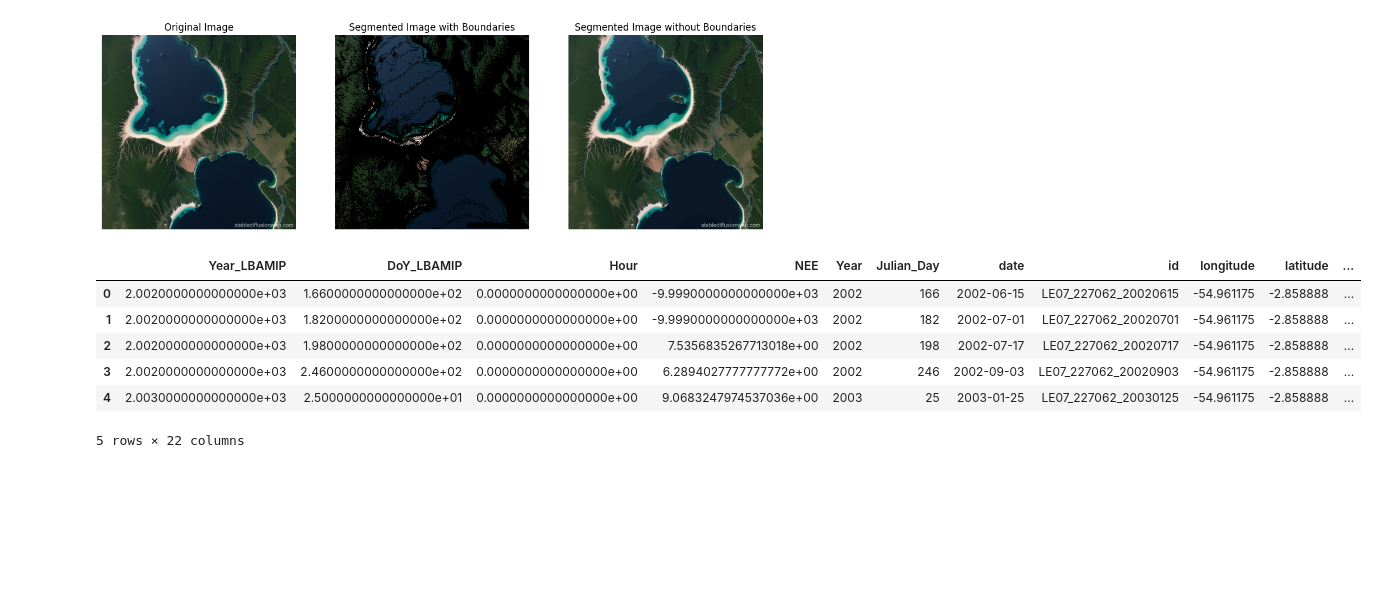
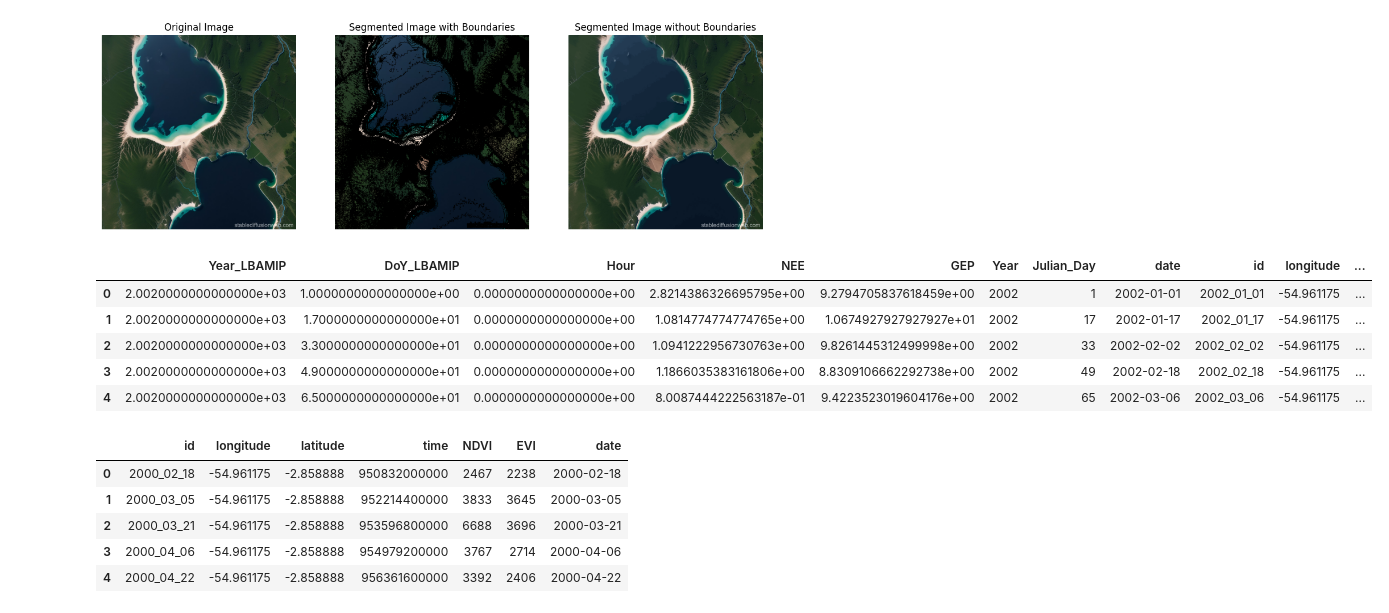
Before and after one commit to Arashi2304/ECTower2Sat, a Jupyter notebook: Code_trial.ipynb, the cells around one changed output. Saved outputs shown, nothing was run; the diff lists cells and outputs as text; code cells hidden in the pictures; blank space fills up the shorter version.

Commit message:
NEE/GEP as simultaneous options in the dataframe

```diff
--- a/Code_trial.ipynb
+++ b/Code_trial.ipynb
@@ -544,8 +544,8 @@ def read_tsv_to_dataframe(file_path, selected_columns=None):
 def combined_data(Towers=['K67', 'K77', 'K83']):
     file_head = 'CD32_Fluxes_Brazil_1842/data/'
     file_tail = 'day_CfluxBF.txt'
-    #selected_columns = ['Year_LBAMIP', 'DoY_LBAMIP', 'Hour_LBAMIP', 'NEEnogap_5day_sco2_ust']
-    selected_columns = ['Year_LBAMIP', 'DoY_LBAMIP', 'Hour_LBAMIP', 'GEP_5day_sco2_ust']
+    selected_columns = ['Year_LBAMIP', 'DoY_LBAMIP', 'Hour_LBAMIP', 'NEEnogap_5day_sco2_ust', 'GEP_5day_sco2_ust']
+    #selected_columns = ['Year_LBAMIP', 'DoY_LBAMIP', 'Hour_LBAMIP', 'GEP_5day_sco2_ust']
     data_dict = {}
     lst = ee.ImageCollection('LANDSAT/LE07/C02/T1_L2')
     i_date = '2000-01-01'
@@ -555,6 +555,9 @@ def combined_data(Towers=['K67', 'K77', 'K83']):
 
     pml = ee.ImageCollection("CAS/IGSNRR/PML/V2_v017")
     pml = pml.select('Ec','Es','Ei').filterDate(i_date, f_date)
+
+    mds = ee.ImageCollection("MODIS/061/MOD13A1")
+    mds = mds.select('NDVI', 'EVI').filterDate(i_date, f_date)
 
     lst_raw = ee.ImageCollection('LANDSAT/LE07/C02/T1')
     lst_raw = lst_raw.select('B1', 'B2', 'B3', 'B4', 'B5', 'B7', 'B6_VCID_1').filterDate(i_date, f_date)
@@ -567,12 +570,15 @@ def combined_data(Towers=['K67', 'K77', 'K83']):
         return df
 
     def add_date_column(df):
-        # Ensure the 'id' column exists
         if 'id' not in df.columns:
             raise ValueError("DataFrame must contain an 'id' column")
+        df['date'] = pd.to_datetime(df['id'], format='%Y-%m-%d')
 
-        # Convert the 'id' column to datetime and add as new 'date' column
-        df['date'] = pd.to_datetime(df['id'], format='%Y-%m-%d')
+        return df
+
+    def add_date_column_mds(df):
+        df['date'] = df['id'].str.extract(r'(\d{4}_\d{2}_\d{2})', expand=False)
+        df['date'] = pd.to_datetime(df['date'].str.replace('_', '-'), format='%Y-%m-%d')
 
         return df
 
@@ -592,8 +598,7 @@ def combined_data(Towers=['K67', 'K77', 'K83']):
             poi = ee.Geometry.Point(-61.9331, -10.078)
         file_path = file_head + tower + file_tail
         ec_df = read_tsv_to_dataframe(file_path, selected_columns)
-        #ec_df.rename(columns={'Hour_LBAMIP': 'Hour', 'NEEnogap_5day_sco2_ust': 'NEE'}, inplace=True)
-        ec_df.rename(columns={'Hour_LBAMIP': 'Hour', 'GEP_5day_sco2_ust': 'NEE'}, inplace=True)
+        ec_df.rename(columns={'Hour_LBAMIP': 'Hour', 'NEEnogap_5day_sco2_ust': 'NEE', 'GEP_5day_sco2_ust': 'GEP'}, inplace=True)
 
         lst_poi = lst.getRegion(poi, scale).getInfo()
         sat_df = pd.DataFrame(lst_poi[1:], columns=lst_poi[0])
@@ -605,39 +610,70 @@ def combined_data(Towers=['K67', 'K77', 'K83']):
         sat_df.drop(sat_df[sat_df['SR_ATMOS_OPACITY'] >= 0.3].index, inplace=True)
         sat_df['NDVI'] = (sat_df['SR_B4'].astype(float) - sat_df['SR_B3'].astype(float)) / (sat_df['SR_B4'].astype(float) + sat_df['SR_B3'].astype(float))
         sat_df['EVI'] = 2.5 * (sat_df['SR_B4'].astype(float) - sat_df['SR_B3'].astype(float)) / (sat_df['SR_B4'].astype(float) + 2.4 * sat_df['SR_B3'].astype(float) + 1)
 
         lst_raw_poi = lst_raw.getRegion(poi, scale).getInfo()
         sat_raw_df = pd.DataFrame(lst_raw_poi[1:], columns=lst_raw_poi[0])
         sat_raw_df = add_year_and_julian_day(sat_raw_df)
 
         pml_poi = pml.getRegion(poi_buffer, scale).getInfo()
         pml_df = pd.DataFrame(pml_poi[1:], columns=pml_poi[0])
         pml_df = add_date_column(pml_df)
 
+        mds_poi = mds.getRegion(poi, scale).getInfo()
+        mds_df = pd.DataFrame(mds_poi[1:], columns=mds_poi[0])
+        mds_df = add_date_column_mds(mds_df)
+
         df = pd.merge(ec_df, sat_df, on='date', how='inner')
+        df_1 = pd.merge(ec_df, mds_df, on='date', how='inner')
         #df = pd.merge(df, sat_raw_df, on='date', how='inner')
         #df = pd.merge(ec_df, pml_df, on='date', how='inner')
         #df = pd.merge(df, pml_df, on='date', how='inner')
         '''
         df['D1'] = df['B1'].astype(float) - df['SR_B1'].astype(float)
         df['D2'] = df['B2'].astype(float) - df['SR_B2'].astype(float)
         df['D3'] = df['B3'].astype(float) - df['SR_B3'].astype(float)
         df['D4'] = df['B4'].astype(float) - df['SR_B4'].astype(float)
         df['D5'] = df['B5'].astype(float) - df['SR_B5'].astype(float)
         df['D7'] = df['B7'].astype(float) - df['SR_B7'].astype(float)
         '''
 
-        data_dict[tower] = df
+        data_dict[tower] = df_1
 
     return data_dict
 
-data_dict = combined_data()
+data_dict = combined_data(Towers=['K67', 'K77', 'K83', 'K34', 'RJA'])
 data_dict['K67'].head()
 # %% [output]
-|  | Year_LBAMIP | DoY_LBAMIP | Hour | NEE | Year | Julian_Day | date | id | longitude | latitude | ... |
-| 0 | 2.0020000000000000e+03 | 1.6600000000000000e+02 | 0.0000000000000000e+00 | -9.9990000000000000e+03 | 2002 | 166 | 2002-06-15 | LE07_227062_20020615 | -54.961175 | -2.858888 | ... |
-| 1 | 2.0020000000000000e+03 | 1.8200000000000000e+02 | 0.0000000000000000e+00 | -9.9990000000000000e+03 | 2002 | 182 | 2002-07-01 | LE07_227062_20020701 | -54.961175 | -2.858888 | ... |
-| 2 | 2.0020000000000000e+03 | 1.9800000000000000e+02 | 0.0000000000000000e+00 | 7.5356835267713018e+00 | 2002 | 198 | 2002-07-17 | LE07_227062_20020717 | -54.961175 | -2.858888 | ... |
-| 3 | 2.0020000000000000e+03 | 2.4600000000000000e+02 | 0.0000000000000000e+00 | 6.2894027777777772e+00 | 2002 | 246 | 2002-09-03 | LE07_227062_20020903 | -54.961175 | -2.858888 | ... |
-| 4 | 2.0030000000000000e+03 | 2.5000000000000000e+01 | 0.0000000000000000e+00 | 9.0683247974537036e+00 | 2003 | 25 | 2003-01-25 | LE07_227062_20030125 | -54.961175 | -2.858888 | ... |
+|  | Year_LBAMIP | DoY_LBAMIP | Hour | NEE | GEP | Year | Julian_Day | date | id | longitude | ... |
+| 0 | 2.0020000000000000e+03 | 1.0000000000000000e+00 | 0.0000000000000000e+00 | 2.8214386326695795e+00 | 9.2794705837618459e+00 | 2002 | 1 | 2002-01-01 | 2002_01_01 | -54.961175 | ... |
+| 1 | 2.0020000000000000e+03 | 1.7000000000000000e+01 | 0.0000000000000000e+00 | 1.0814774774774765e+00 | 1.0674927927927927e+01 | 2002 | 17 | 2002-01-17 | 2002_01_17 | -54.961175 | ... |
+| 2 | 2.0020000000000000e+03 | 3.3000000000000000e+01 | 0.0000000000000000e+00 | 1.0941222956730763e+00 | 9.8261445312499998e+00 | 2002 | 33 | 2002-02-02 | 2002_02_02 | -54.961175 | ... |
+| 3 | 2.0020000000000000e+03 | 4.9000000000000000e+01 | 0.0000000000000000e+00 | 1.1866035383161806e+00 | 8.8309106662292738e+00 | 2002 | 49 | 2002-02-18 | 2002_02_18 | -54.961175 | ... |
+| 4 | 2.0020000000000000e+03 | 6.5000000000000000e+01 | 0.0000000000000000e+00 | 8.0087444222563187e-01 | 9.4223523019604176e+00 | 2002 | 65 | 2002-03-06 | 2002_03_06 | -54.961175 | ... |
-5 rows × 22 columns
+# %%
+import ee
+ee.Initialize()
+import pandas as pd
+
+def add_date_column_mds(df):
+    df['date'] = df['id'].str.extract(r'(\d{4}_\d{2}_\d{2})', expand=False)
+    df['date'] = pd.to_datetime(df['date'].str.replace('_', '-'), format='%Y-%m-%d')
+    return df
+
+scale = 500
+i_date = '2000-01-01'
+f_date = '2007-01-01'
+mds = ee.ImageCollection("MODIS/061/MOD13A1")
+mds = mds.select('NDVI', 'EVI').filterDate(i_date, f_date)
+poi = ee.Geometry.Point(-54.959, -2.857)
+mds_poi = mds.getRegion(poi, scale).getInfo()
+sat_df = pd.DataFrame(mds_poi[1:], columns=mds_poi[0])
+sat_df = add_date_column(sat_df)
+sat_df.head()
+# %% [output]
+|  | id | longitude | latitude | time | NDVI | EVI | date |
+| 0 | 2000_02_18 | -54.961175 | -2.858888 | 950832000000 | 2467 | 2238 | 2000-02-18 |
+| 1 | 2000_03_05 | -54.961175 | -2.858888 | 952214400000 | 3833 | 3645 | 2000-03-05 |
+| 2 | 2000_03_21 | -54.961175 | -2.858888 | 953596800000 | 6688 | 3696 | 2000-03-21 |
+| 3 | 2000_04_06 | -54.961175 | -2.858888 | 954979200000 | 3767 | 2714 | 2000-04-06 |
+| 4 | 2000_04_22 | -54.961175 | -2.858888 | 956361600000 | 3392 | 2406 | 2000-04-22 |
```
Also changed, not shown: 3 other files.
